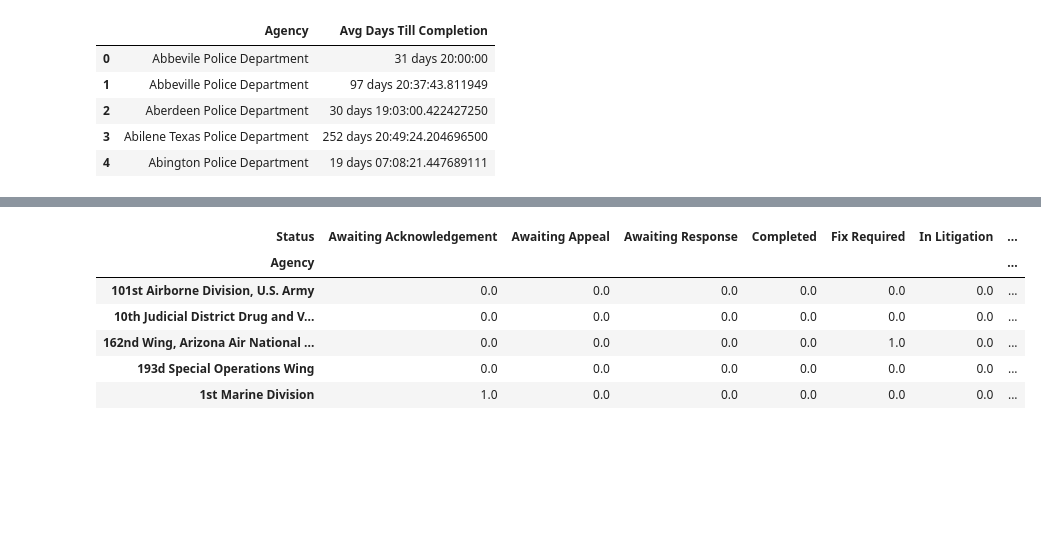
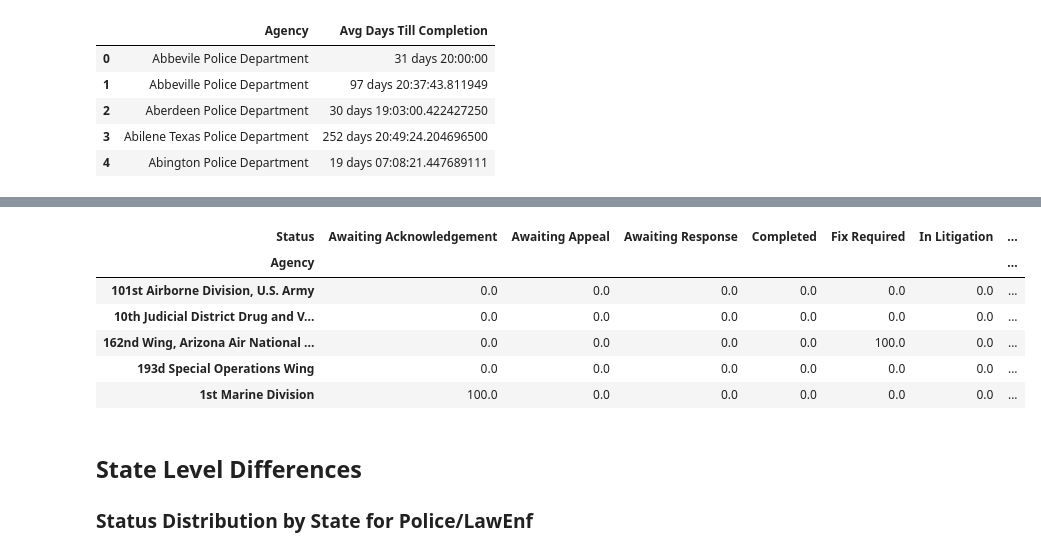
Before and after one commit to emile-66/muckrock_data, a Jupyter notebook: muckrock_requests_analysis.ipynb, the cells around one changed output, grey strips where cells are left out. Saved outputs shown, nothing was run; the diff lists cells and outputs as text; code cells hidden in the pictures; blank space fills up the shorter version.

```diff
--- a/muckrock_requests_analysis.ipynb
+++ b/muckrock_requests_analysis.ipynb
@@ -169,7 +170,7 @@ police_status = police_reqs.pivot_table(columns = 'Status', index = 'Agency', ag
 police_status['Total Number of Requests'] = police_status.sum(axis=1)
 for col in police_status.columns:
     if col != "Total Number of Requests":
-        police_status[col] = police_status[col]/police_status['Total Number of Requests']
+        police_status[col] = police_status[col]/police_status['Total Number of Requests']*100
 police_status = police_status.round(4)
 #police_status.to_csv('Law Enforcement - Proportion of Requests under Each Status.csv', index = False)
 
@@ -185,18 +188,23 @@ police_status.head()
 # %%
 non_police_status = non_police_reqs.pivot_table(columns = 'Status', index = 'Agency', aggfunc = 'size', fill_value = 0)
 non_police_status['Total Number of Requests'] = non_police_status.sum(axis=1)
+
 for col in non_police_status.columns:
     if col != "Total Number of Requests":
-        non_police_status[col] = non_police_status[col]/non_police_status['Total Number of Requests']
+        non_police_status[col] = non_police_status[col]/non_police_status['Total Number of Requests']*100
 non_police_status = non_police_status.round(4)
+
 #non_police_status.to_csv('Non-Law Enforcement- Proportion of Requests under Each Status.csv', index = False)
 
 non_police_status.head()
 # %% [output]
 | Status | Awaiting Acknowledgement | Awaiting Appeal | Awaiting Response | Completed | Fix Required | In Litigation | ... |
 | Agency |  |  |  |  |  |  | ... |
 | 101st Airborne Division, U.S. Army | 0.0 | 0.0 | 0.0 | 0.0 | 0.0 | 0.0 | ... |
 | 10th Judicial District Drug and V... | 0.0 | 0.0 | 0.0 | 0.0 | 0.0 | 0.0 | ... |
-| 162nd Wing, Arizona Air National ... | 0.0 | 0.0 | 0.0 | 0.0 | 1.0 | 0.0 | ... |
+| 162nd Wing, Arizona Air National ... | 0.0 | 0.0 | 0.0 | 0.0 | 100.0 | 0.0 | ... |
 | 193d Special Operations Wing | 0.0 | 0.0 | 0.0 | 0.0 | 0.0 | 0.0 | ... |
-| 1st Marine Division | 1.0 | 0.0 | 0.0 | 0.0 | 0.0 | 0.0 | ... |
+| 1st Marine Division | 100.0 | 0.0 | 0.0 | 0.0 | 0.0 | 0.0 | ... |
+# %% [markdown]
+## State Level Differences ##
+### Status Distribution by State for Police/LawEnf ###
```
Also changed, not shown: parts of 24 cells of this notebook.
